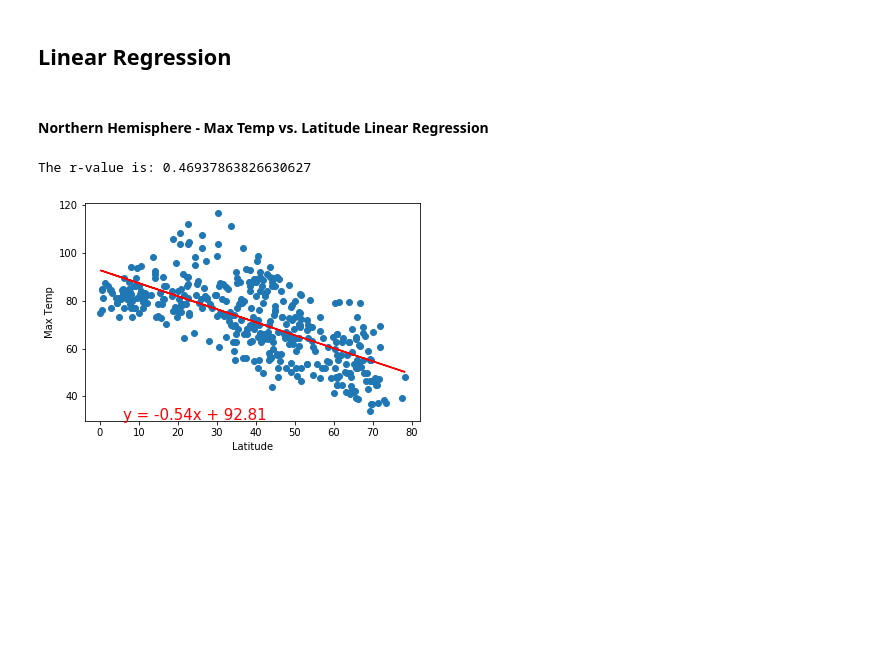
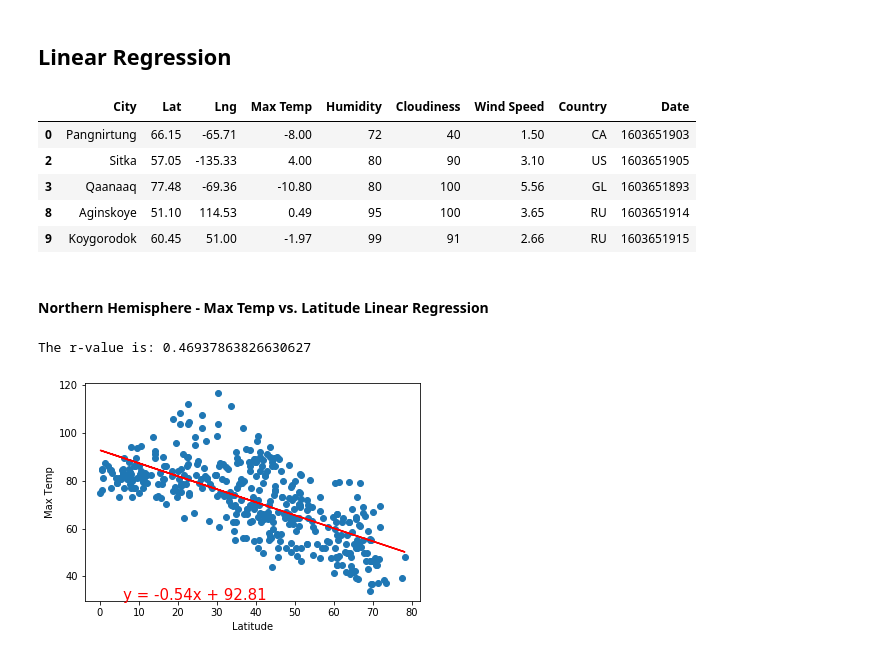
Before and after one commit to Daltonjfield/python-api-challange, a Jupyter notebook: WeatherPy/WeatherPy.ipynb, the cells around one changed output. Cells and saved outputs as stored; diff of their text form; code cells hidden in the pictures; blank space fills up the shorter version.

Commit message:
Created new data frames for the northern and southern hemispheres

```diff
--- a/WeatherPy/WeatherPy.ipynb
+++ b/WeatherPy/WeatherPy.ipynb
@@ -254,5 +266,15 @@ plt.savefig("output/lat_vs_cloudiness.png")
 # %% [markdown]
 ## Linear Regression
+# %%
+north_hem = raw_df.loc[raw_df["Lat"]>=0]
+#north_hem.head()
+# %% [output]
+|  | City | Lat | Lng | Max Temp | Humidity | Cloudiness | Wind Speed | Country | Date |
+| 0 | Pangnirtung | 66.15 | -65.71 | -8.00 | 72 | 40 | 1.50 | CA | 1603651903 |
+| 2 | Sitka | 57.05 | -135.33 | 4.00 | 80 | 90 | 3.10 | US | 1603651905 |
+| 3 | Qaanaaq | 77.48 | -69.36 | -10.80 | 80 | 100 | 5.56 | GL | 1603651893 |
+| 8 | Aginskoye | 51.10 | 114.53 | 0.49 | 95 | 100 | 3.65 | RU | 1603651914 |
+| 9 | Koygorodok | 60.45 | 51.00 | -1.97 | 99 | 91 | 2.66 | RU | 1603651915 |
 # %% [markdown]
 ####  Northern Hemisphere - Max Temp vs. Latitude Linear Regression
 # %%
```
Also changed, not shown: parts of 3 cells of this notebook.
